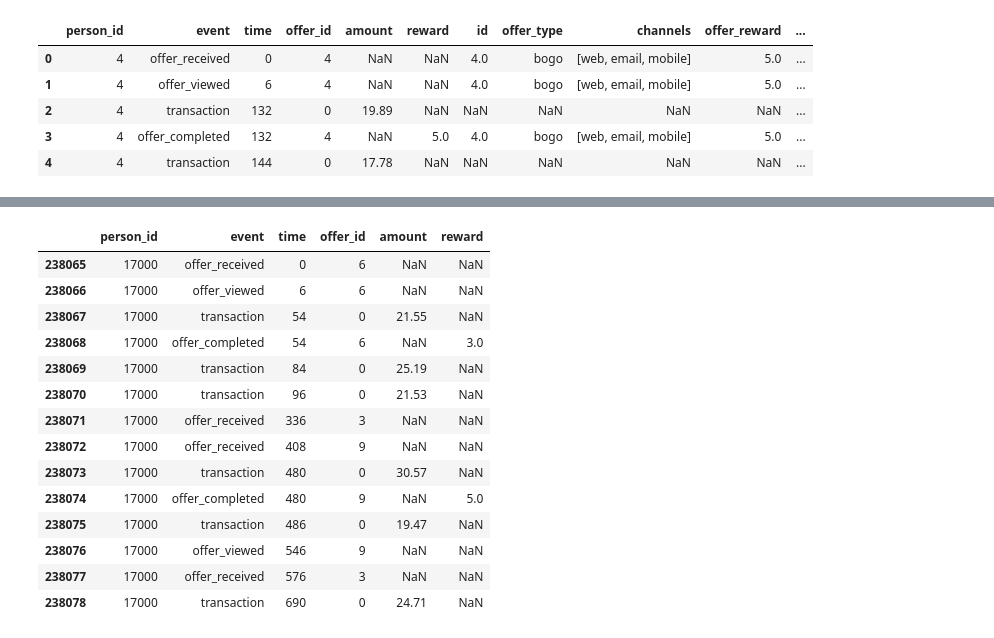
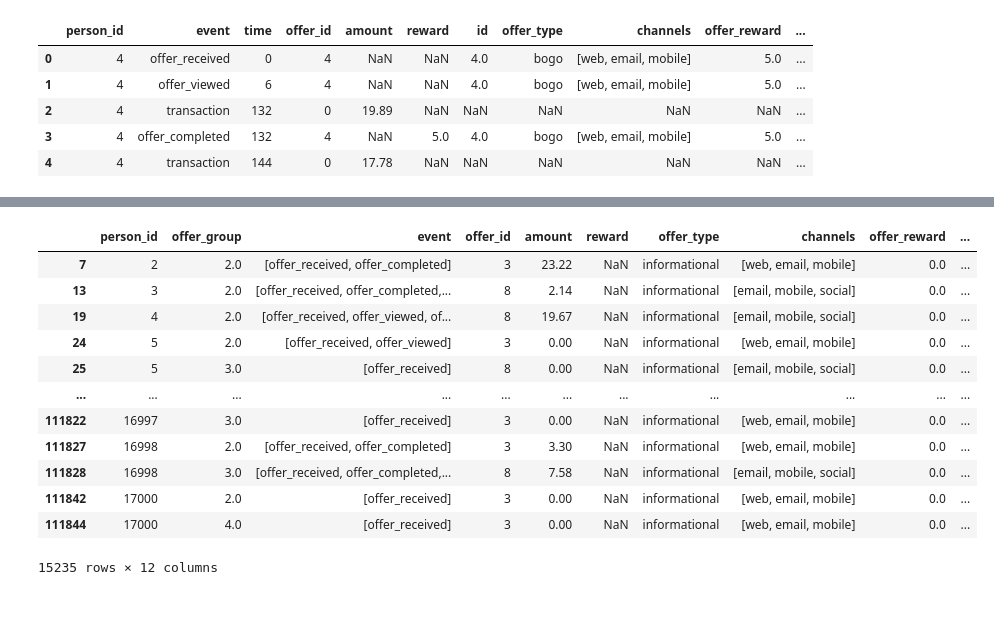
Before and after one commit to netxph/sb-capstone, a Jupyter notebook: notebooks/04 - Data Preparation.ipynb, the cells around one changed output, grey strips where cells are left out. Cells and saved outputs as stored; diff of their text form; code cells hidden in the pictures; blank space fills up the shorter version.

```diff
--- a/notebooks/04 - Data Preparation.ipynb
+++ b/notebooks/04 - Data Preparation.ipynb
@@ -215,18 +161,17 @@ transcript_group[transcript_group.person_id==17000]
-# %%
-transcript[transcript.person_id==17000]
-# %% [output]
-|  | person_id | event | time | offer_id | amount | reward |
-| 238065 | 17000 | offer_received | 0 | 6 | NaN | NaN |
-| 238066 | 17000 | offer_viewed | 6 | 6 | NaN | NaN |
-| 238067 | 17000 | transaction | 54 | 0 | 21.55 | NaN |
-| 238068 | 17000 | offer_completed | 54 | 6 | NaN | 3.0 |
-| 238069 | 17000 | transaction | 84 | 0 | 25.19 | NaN |
-| 238070 | 17000 | transaction | 96 | 0 | 21.53 | NaN |
-| 238071 | 17000 | offer_received | 336 | 3 | NaN | NaN |
-| 238072 | 17000 | offer_received | 408 | 9 | NaN | NaN |
-| 238073 | 17000 | transaction | 480 | 0 | 30.57 | NaN |
-| 238074 | 17000 | offer_completed | 480 | 9 | NaN | 5.0 |
-| 238075 | 17000 | transaction | 486 | 0 | 19.47 | NaN |
-| 238076 | 17000 | offer_viewed | 546 | 9 | NaN | NaN |
-| 238077 | 17000 | offer_received | 576 | 3 | NaN | NaN |
-| 238078 | 17000 | transaction | 690 | 0 | 24.71 | NaN |
+# %%
+mask = transcript_group.event.apply(lambda x: "transaction" in x)
+transcript_group[(transcript_group.offer_type == "informational")]
+# %% [output]
+|  | person_id | offer_group | event | offer_id | amount | reward | offer_type | channels | offer_reward | ... |
+| 7 | 2 | 2.0 | [offer_received, offer_completed] | 3 | 23.22 | NaN | informational | [web, email, mobile] | 0.0 | ... |
+| 13 | 3 | 2.0 | [offer_received, offer_completed,... | 8 | 2.14 | NaN | informational | [email, mobile, social] | 0.0 | ... |
+| 19 | 4 | 2.0 | [offer_received, offer_viewed, of... | 8 | 19.67 | NaN | informational | [email, mobile, social] | 0.0 | ... |
+| 24 | 5 | 2.0 | [offer_received, offer_viewed] | 3 | 0.00 | NaN | informational | [web, email, mobile] | 0.0 | ... |
+| 25 | 5 | 3.0 | [offer_received] | 8 | 0.00 | NaN | informational | [email, mobile, social] | 0.0 | ... |
+| ... | ... | ... | ... | ... | ... | ... | ... | ... | ... | ... |
+| 111822 | 16997 | 3.0 | [offer_received] | 3 | 0.00 | NaN | informational | [web, email, mobile] | 0.0 | ... |
+| 111827 | 16998 | 2.0 | [offer_received, offer_completed] | 3 | 3.30 | NaN | informational | [web, email, mobile] | 0.0 | ... |
+| 111828 | 16998 | 3.0 | [offer_received, offer_completed,... | 8 | 7.58 | NaN | informational | [email, mobile, social] | 0.0 | ... |
+| 111842 | 17000 | 2.0 | [offer_received] | 3 | 0.00 | NaN | informational | [web, email, mobile] | 0.0 | ... |
+| 111844 | 17000 | 4.0 | [offer_received] | 3 | 0.00 | NaN | informational | [web, email, mobile] | 0.0 | ... |
+15235 rows × 12 columns
```
Also changed, not shown: parts of 9 cells of this notebook, 3 other files.
